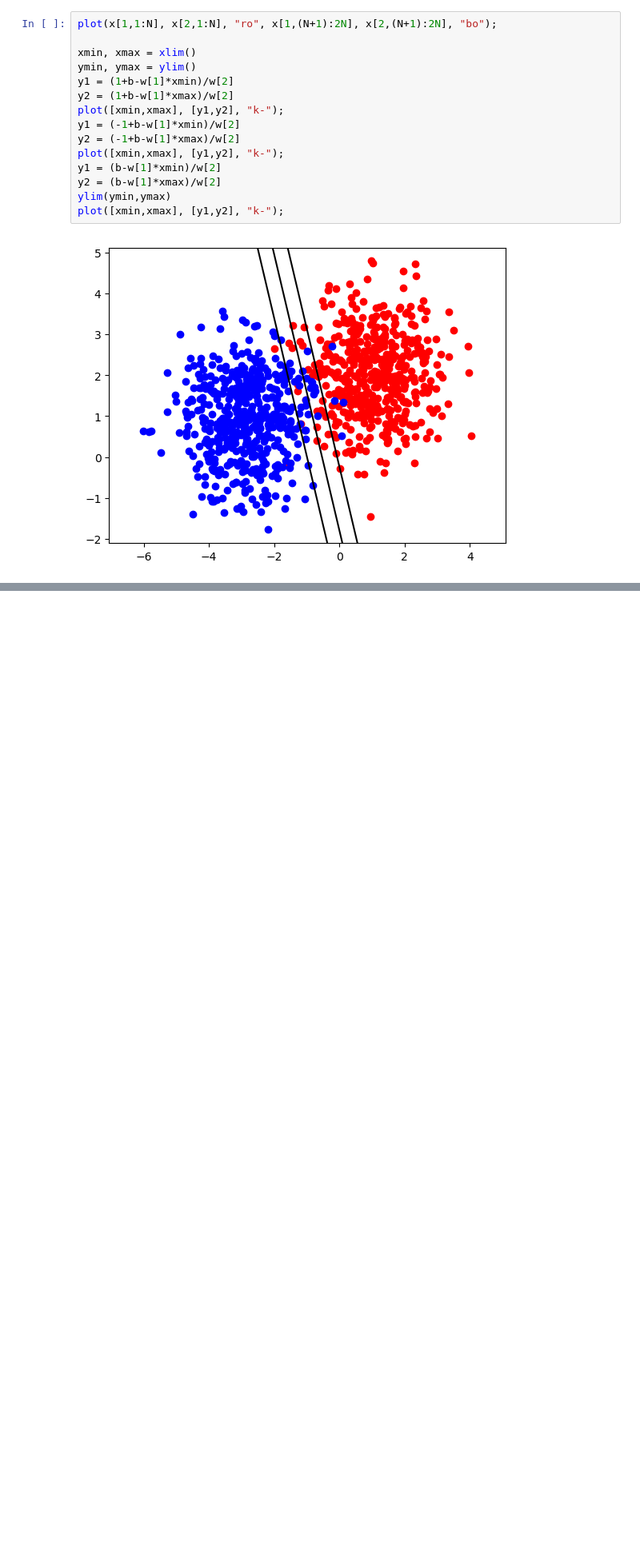
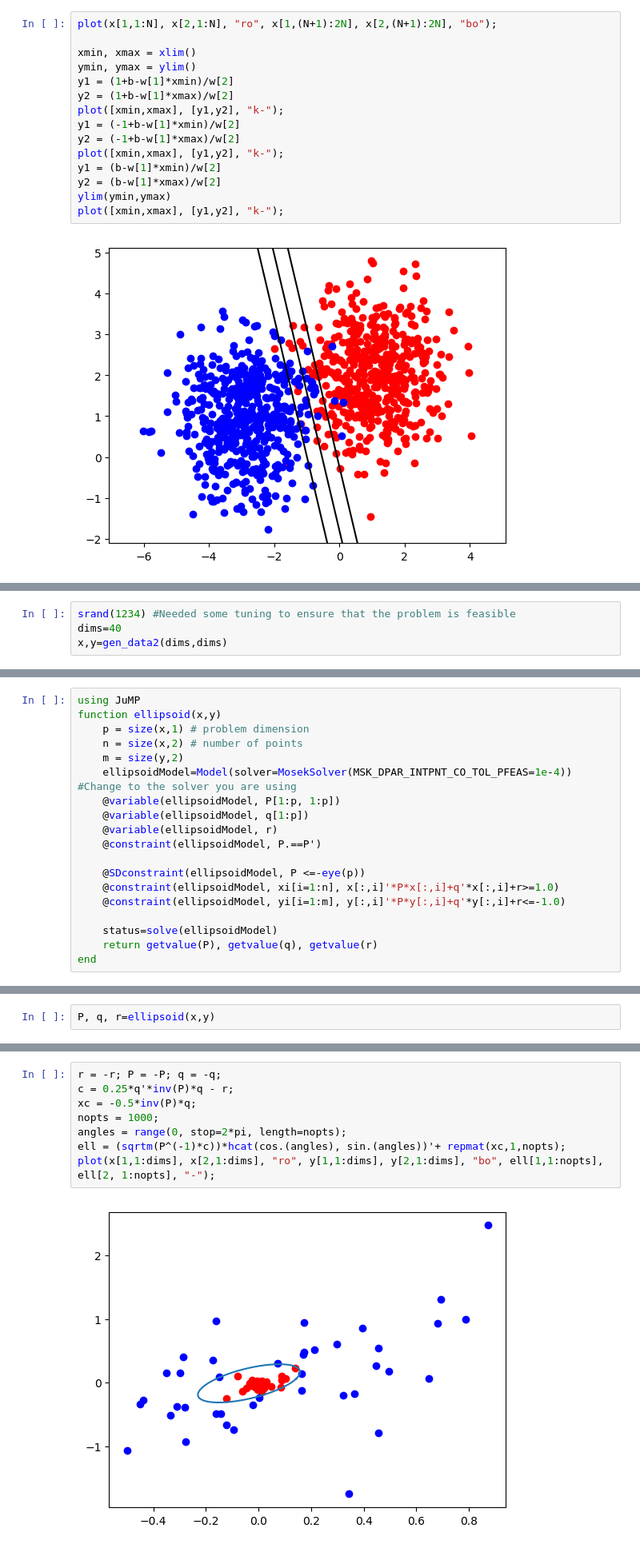
Before and after one commit to adelarue/cos_2019, a Jupyter notebook: 7_advanced_jump/Session7NotebookPart2.ipynb, the cells around one changed output, grey strips where cells are left out. Shown at 80% size. Cells and saved outputs as stored; diff of their text form; blank space fills up the shorter version.

```diff
--- a/7_advanced_jump/Session7NotebookPart2.ipynb
+++ b/7_advanced_jump/Session7NotebookPart2.ipynb
@@ -118,0 +160,4 @@ Also discuss what changes to this code you would make, to make your code scale.
+# %%
+srand(1234) #Needed some tuning to ensure that the problem is feasible
+dims=40
+x,y=gen_data2(dims,dims)
@@ -118,0 +174,19 @@ Also discuss what changes to this code you would make, to make your code scale.
+# %%
+using JuMP
+function ellipsoid(x,y)
+    p = size(x,1) # problem dimension
+    n = size(x,2) # number of points
+    m = size(y,2)
+    ellipsoidModel=Model(solver=MosekSolver(MSK_DPAR_INTPNT_CO_TOL_PFEAS=1e-4)) #Change to the solver you are using
+    @variable(ellipsoidModel, P[1:p, 1:p])
+    @variable(ellipsoidModel, q[1:p])
+    @variable(ellipsoidModel, r)
+    @constraint(ellipsoidModel, P.==P')
+
+    @SDconstraint(ellipsoidModel, P <=-eye(p))
+    @constraint(ellipsoidModel, xi[i=1:n], x[:,i]'*P*x[:,i]+q'*x[:,i]+r>=1.0)
+    @constraint(ellipsoidModel, yi[i=1:m], y[:,i]'*P*y[:,i]+q'*y[:,i]+r<=-1.0)
+
+    status=solve(ellipsoidModel)
+    return getvalue(P), getvalue(q), getvalue(r)
+end
@@ -118,0 +195,2 @@ Also discuss what changes to this code you would make, to make your code scale.
+# %%
+P, q, r=ellipsoid(x,y)
@@ -118,0 +218,10 @@ Also discuss what changes to this code you would make, to make your code scale.
+# %%
+r = -r; P = -P; q = -q;
+c = 0.25*q'*inv(P)*q - r;
+xc = -0.5*inv(P)*q;
+nopts = 1000;
+angles = range(0, stop=2*pi, length=nopts);
+ell = (sqrtm(P^(-1)*c))*hcat(cos.(angles), sin.(angles))'+ repmat(xc,1,nopts);
+plot(x[1,1:dims], x[2,1:dims], "ro", y[1,1:dims], y[2,1:dims], "bo", ell[1,1:nopts], ell[2, 1:nopts], "-");
+# %% [output]
+[figure, added]
```
Also changed, not shown: parts of 29 cells of this notebook, 1 other file.
